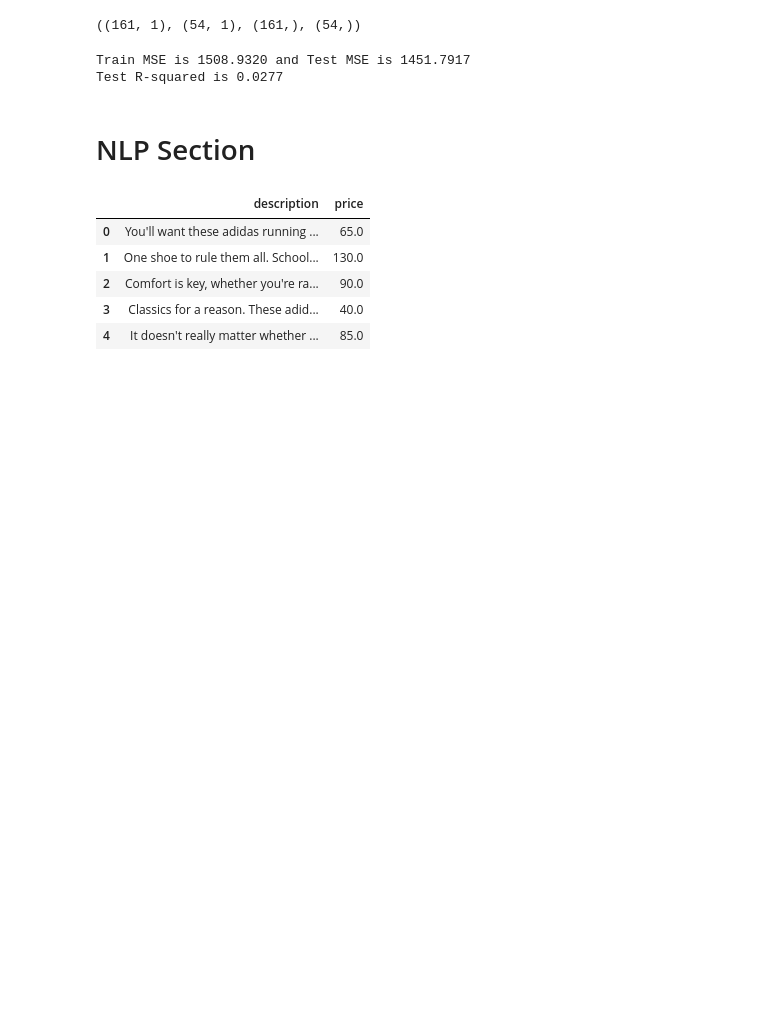
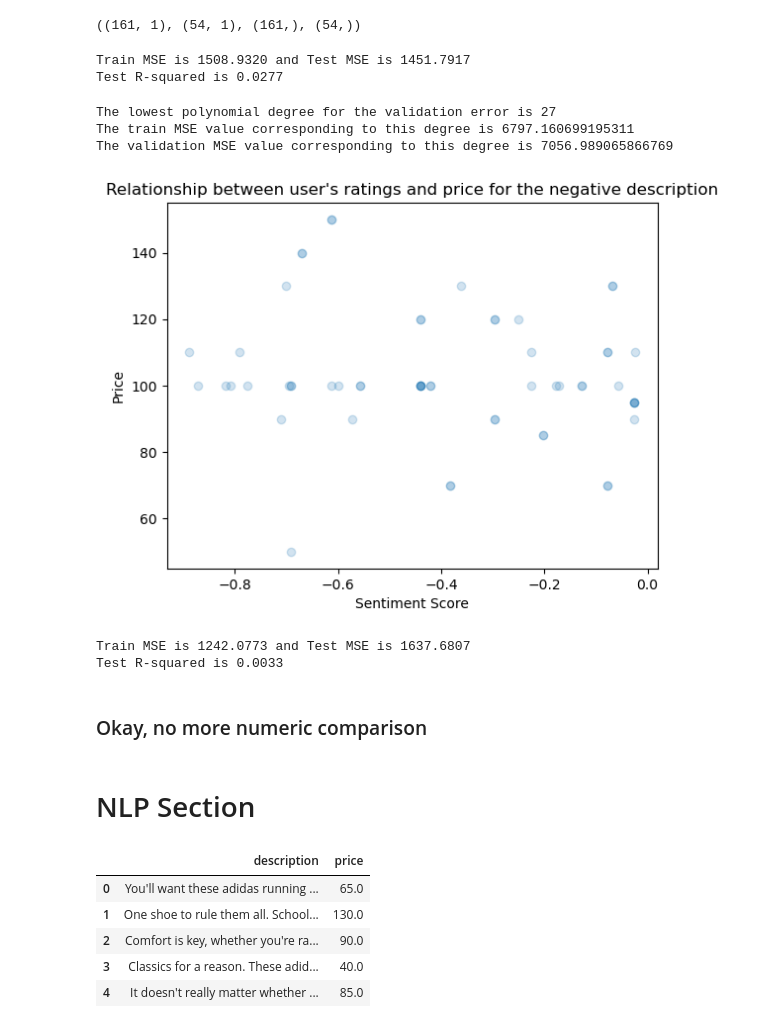
Before and after one commit to jasonkyungkim/nike_adidas_shoes, a Jupyter notebook: adidaseda.ipynb, the cells around one changed output. Drawn from its saved outputs; the diff is of its cells as text; code cells hidden in the pictures; blank space fills up the shorter version.

Commit message:
okay no more numeric

```diff
--- a/adidaseda.ipynb
+++ b/adidaseda.ipynb
@@ -568,0 +586,18 @@ Test R-squared is 0.0277
+# %%
+print("The lowest polynomial degree for the validation error is " + str(np.argmin(val_mses_mean)+1))
+print("The train MSE value corresponding to this degree is " + str(train_mses_mean[np.argmin(val_mses_mean)]))
+print("The validation MSE value corresponding to this degree is " + str(val_mses_mean[np.argmin(val_mses_mean)]))
+# %% [output]
+The lowest polynomial degree for the validation error is 27
+The train MSE value corresponding to this degree is 6797.160699195311
+The validation MSE value corresponding to this degree is 7056.989065866769
+# %%
+neg_og = neg[neg['subtitle']=='Originals']
+# %%
+plt.scatter(neg_og['compound'], neg_og["price"], alpha=0.2)
+plt.xlabel("Sentiment Score")
+plt.ylabel("Price")
+plt.title("Relationship between user's ratings and price for the negative description")
+plt.show()
+# %% [output]
+[figure, added]
@@ -569,3 +608,24 @@ Test R-squared is 0.0277
+# %%
+# Fitting Linear Regression
+lreg = LinearRegression()
+linreg = lreg.fit(X_train_og,y_train_og)
+# Compute the MSE of the model
+y_hat_train_og = lreg.predict(X_train_og)
+lin_train_mse_og = mean_squared_error(y_train_og, y_hat_train_og)
+
+y_hat_test_og = lreg.predict(X_test_og)
+lin_test_mse_og = mean_squared_error(y_test_og, y_hat_test_og)
+
+# Compute the R-squared of the model
+r2_og = r2_score(y_test_og, y_hat_test_og)
+
+print("Train MSE is {:.4f} and Test MSE is {:.4f}".format(lin_train_mse_og,lin_test_mse_og,))
+print(f"Test R-squared is {r2_og:.4f}")
+# %% [output]
+Train MSE is 1242.0773 and Test MSE is 1637.6807
+Test R-squared is 0.0033
+# %% [markdown]
+### Okay, no more numeric comparison
 # %% [markdown]
 # NLP Section
 # %%
```
Also changed, not shown: parts of 14 cells of this notebook.
